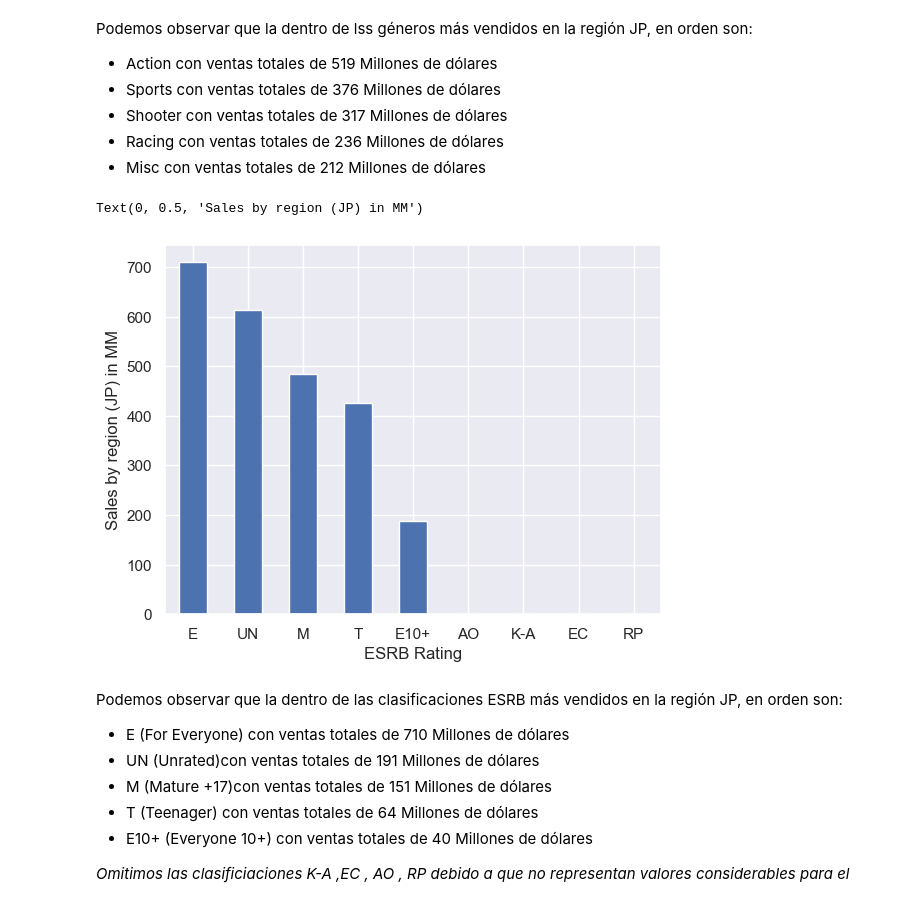
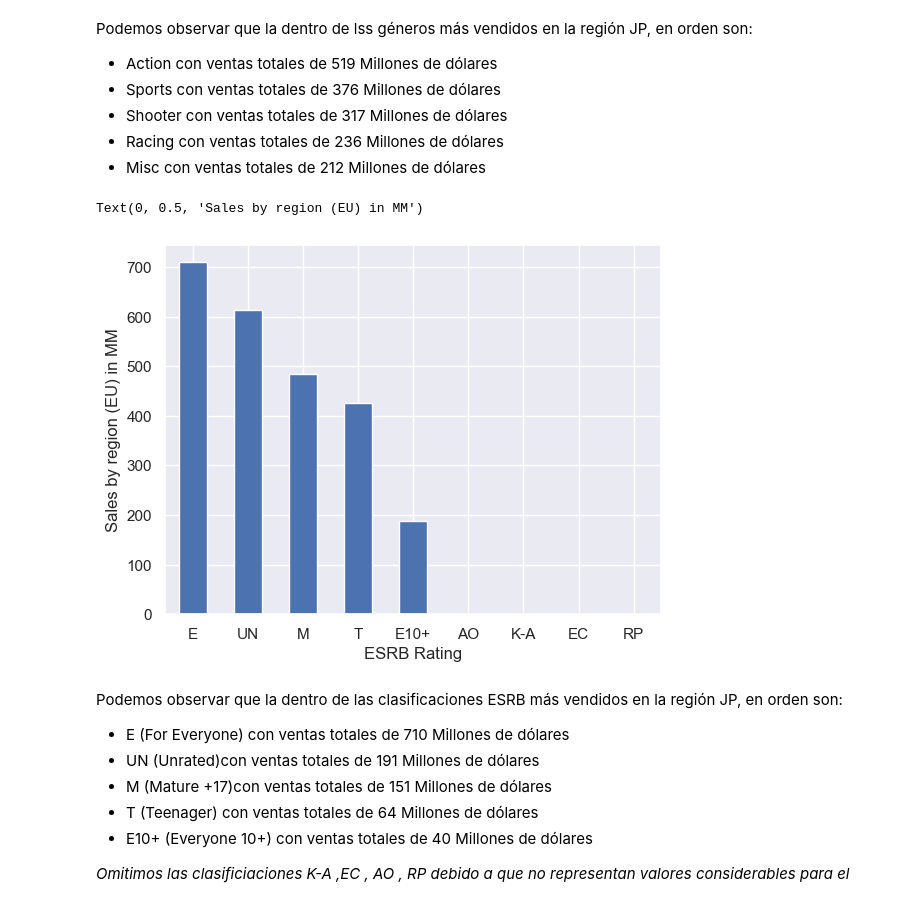
Before and after one commit to OmiHdz/project_s6, a Jupyter notebook: project_s6.ipynb, the cells around one changed output. Cells and saved outputs as stored; diff of their text form; code cells hidden in the pictures.

```diff
--- a/project_s6.ipynb
+++ b/project_s6.ipynb
@@ -140,7 +135,8 @@ df[df['user_score'].isna()]
 # %% [markdown]
 #### 2.2.1 Decidimos rellenar los valores NaN de la columna 'year_of_release' con el valor 2999 (fecha inexistente) para poder trabajar con los datos
 # %%
-df['year_of_release'].fillna(2999,inplace=True)
+#df['year_of_release'].fillna(2999,inplace=True)
+df['year_of_release']= df['year_of_release'].fillna(2999)
 # %%
 df[df['year_of_release'].isna()]
 # %% [output]
@@ -175,21 +168,24 @@ memory usage: 1.5+ MB
 # %% [markdown]
 ### 2.2.3 Decidimos rellenar los valores NaN de la columna 'rating' con el valor 'UN' (Undetermined), no sería inteligente eliminarlos debido a que son representativos para el estudio.
 # %%
-df['rating'].fillna('UN',inplace=True)
+#df['rating'].fillna('UN',inplace=True)
+df['rating'] = df['rating'].fillna('UN')
 df[df['rating'].isna()]
 # %% [output]
 |  | name | platform | year_of_release | genre | na_sales | eu_sales | jp_sales | other_sales | critic_score | ... |
 # %% [markdown]
 ### 2.2.4 Decidimos rellenar los valores NaN de la columna 'critic_score' con el valor numérico 105, esto debido a que es un valor fuera de rango (0-100) y de esta manera podemos filtrarlo para omitirlos en caso de ser necesario, sin perder la posibilidad de analizar el resto de su información, que puede ser representativa para el estudio.
 # %%
-df['critic_score'].fillna(105,inplace=True)
+#df['critic_score'].fillna(105,inplace=True)
+df['critic_score'] = df['critic_score'].fillna(105)
 df[df['critic_score'].isna()]
 # %% [output]
 |  | name | platform | year_of_release | genre | na_sales | eu_sales | jp_sales | other_sales | critic_score | ... |
 # %% [markdown]
 ### 2.2.4 Decidimos rellenar los valores NaN de la columna 'user_score' con el valor numérico 11, esto debido a que es un valor fuera de rango (0-10) y de esta manera podemos filtrarlo para omitirlos en caso de ser necesario, sin perder la posibilidad de analizar el resto de su información, que puede ser representativa para el estudio.
 # %%
-df['user_score'].fillna(11,inplace=True)
+#df['user_score'].fillna(11,inplace=True)
+df['user_score']=df['user_score'].fillna(11)
 df[df['user_score'].isna()]
 # %% [output]
 |  | name | platform | year_of_release | genre | na_sales | eu_sales | jp_sales | other_sales | critic_score | ... |
@@ -1372,11 +1338,11 @@ Podemos observar que la dentro de lss géneros más vendidos en la región JP, e
 # %%
 eu_rating = eu_sales.groupby('rating')['eu_sales'].sum().sort_values(ascending=False)
 eu_rating .plot(kind='bar',rot=0)
 plt.xlabel('ESRB Rating')
-plt.ylabel('Sales by region (JP) in MM')
+plt.ylabel('Sales by region (EU) in MM')
 # %% [output]
-Text(0, 0.5, 'Sales by region (JP) in MM')
+Text(0, 0.5, 'Sales by region (EU) in MM')
-[figure, old version]
+[figure, new version]
 # %% [markdown]
 Podemos observar que la dentro de las clasificaciones ESRB más vendidos en la región JP, en orden son:
 * E (For Everyone)  con ventas totales de 710 Millones de dólares
```
Also changed, not shown: parts of 63 cells of this notebook.
